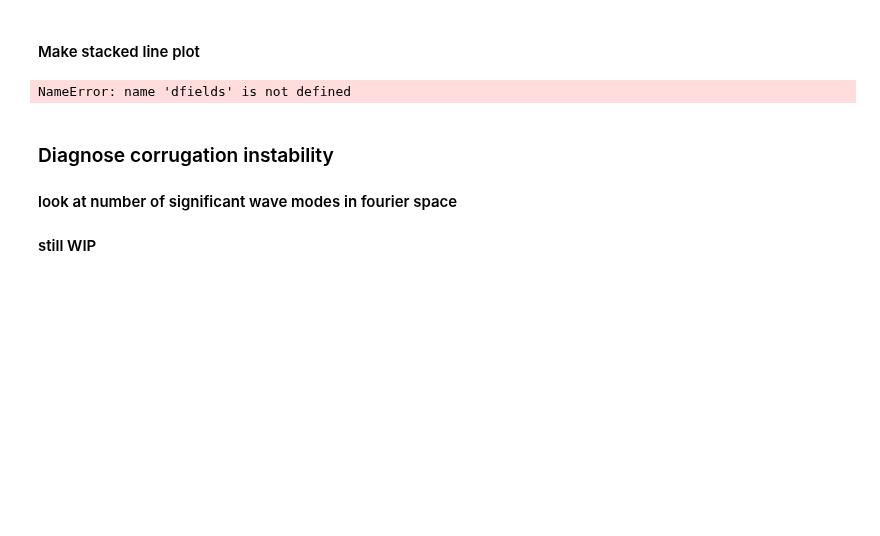
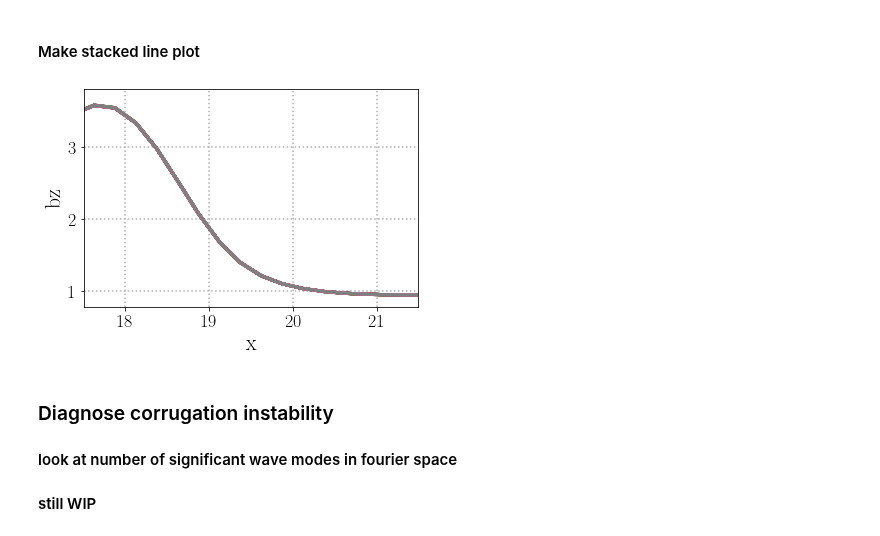
Before and after one commit to collinrbr/FPCAnalysis, a Jupyter notebook: notebooks/M03.ipynb, the cells around one changed output. Cells and saved outputs as stored; diff of their text form; code cells hidden in the pictures; blank space fills up the shorter version.

```diff
--- a/notebooks/M03.ipynb
+++ b/notebooks/M03.ipynb
@@ -163,9 +203,9 @@ plt2d.make_field_pmesh(dfields,'bz','xy',flnm = '',takeaxisaverage=False, xxinde
 # %% [markdown]
 #### Make stacked line plot
 # %%
-plt1d.plot_stack_field_along_x(dfields,'bz','_yy',yyindex=0,zzindex=0,xlow=starval,xhigh=endval)
+plt1d.plot_stack_field_along_x(dfields,'bz','_yy',yyindex=0,zzindex=0,xlow=startval,xhigh=endval)
 # %% [output]
-NameError: name 'dfields' is not defined
+[figure, added]
 # %% [markdown]
 ### Diagnose corrugation instability
 #### look at number of significant wave modes in fourier space
```
Also changed, not shown: parts of 20 cells of this notebook.
